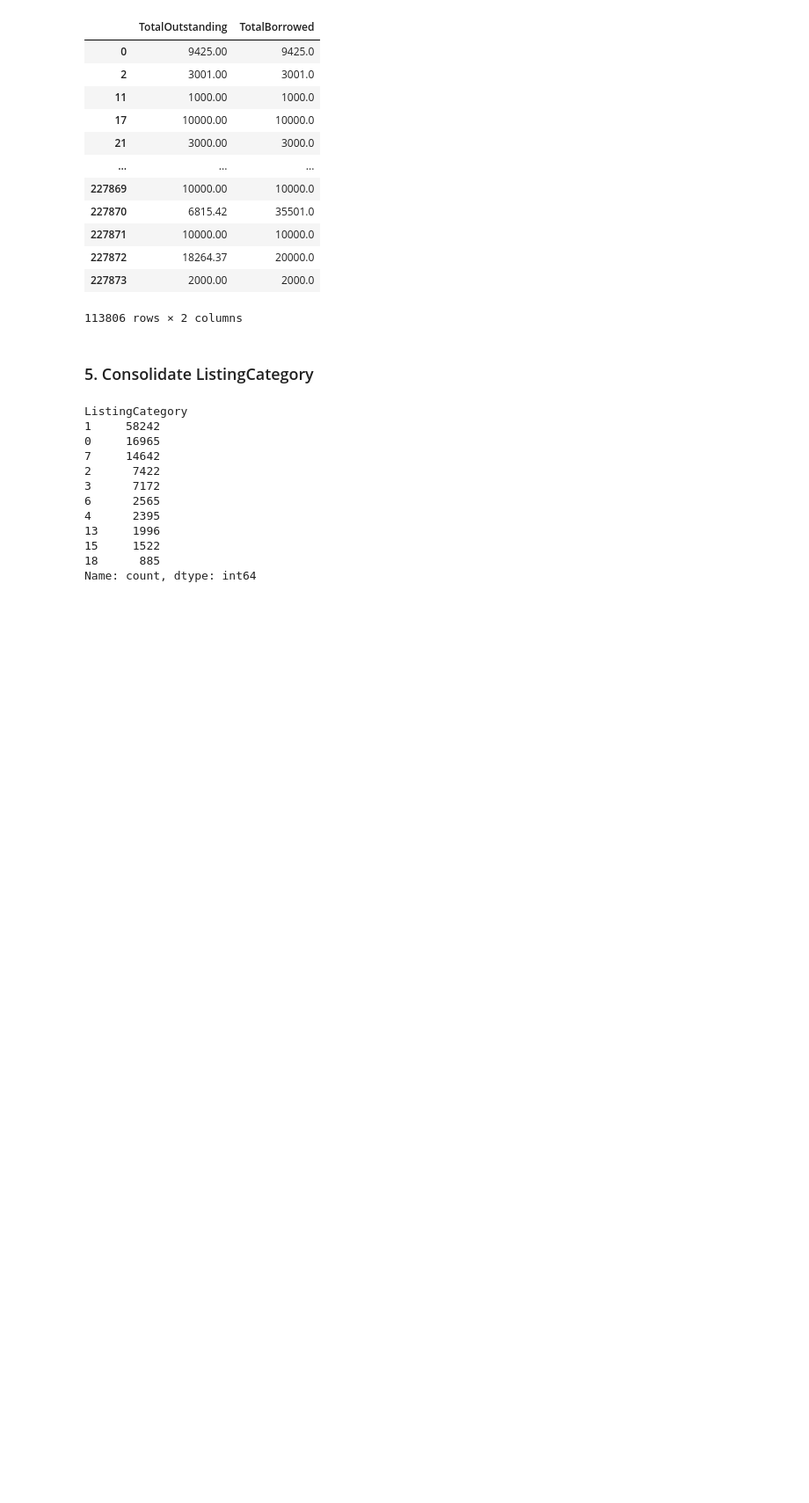
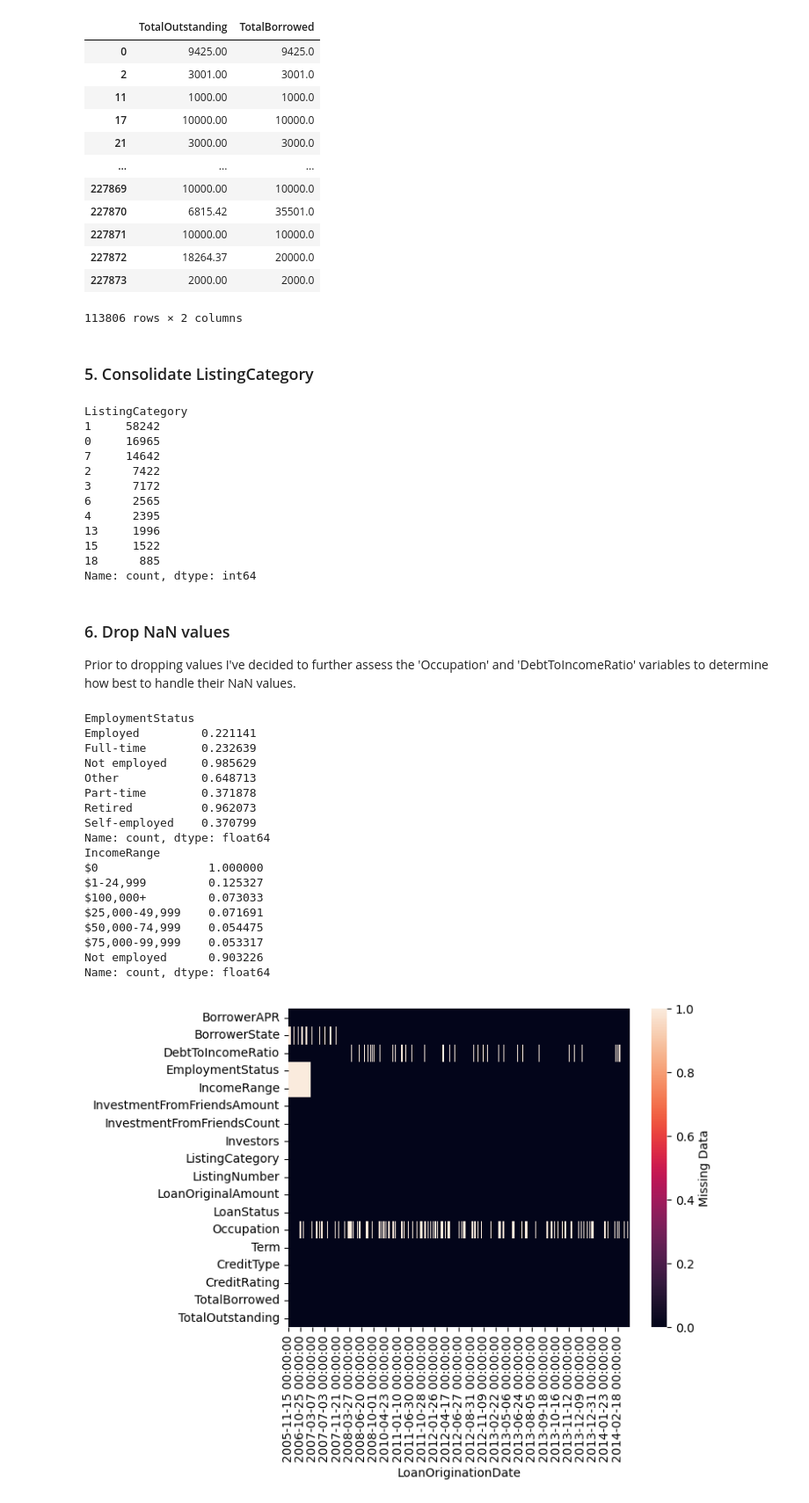
Before and after one commit to tristenwallace/prosper_loan_data_analysis, a Jupyter notebook: src/loan_analysis_explore.ipynb, the cells around one changed output. Shown at 88% size. Saved outputs shown, nothing was run; the diff lists cells and outputs as text; code cells hidden in the pictures; blank space fills up the shorter version.

Commit message:
clean: Handle missing values

```diff
--- a/src/loan_analysis_explore.ipynb
+++ b/src/loan_analysis_explore.ipynb
@@ -367,7 +367,7 @@ clean_df['TotalOutstanding'] = np.where(clean_df.ProsperPrincipalOutstanding.isn
                                 clean_df.ProsperPrincipalOutstanding + clean_df.LoanOriginalAmount)
 
 # Drop Prosper values
-clean_df.drop(['ProsperPrincipalOutstanding', 'ProsperPrincipalOutstanding'], axis=1, inplace=True)
+clean_df.drop(['ProsperPrincipalOutstanding', 'ProsperPrincipalBorrowed'], axis=1, inplace=True)
 
 clean_df[['TotalOutstanding', 'TotalBorrowed']]
 # %% [output]
@@ -406,3 +406,37 @@ ListingCategory
 15     1522
 18      885
 Name: count, dtype: int64
+# %% [markdown]
+### 6. Drop NaN values
+
+Prior to dropping values I've decided to further assess the 'Occupation' and 'DebtToIncomeRatio' variables to determine how best to handle their NaN values.
+# %%
+# Visualize missing values
+sns.heatmap(clean_df.set_index('LoanOriginationDate').sort_index().isna().transpose(),
+            cbar_kws={'label':'Missing Data'});
+
+# Check if Occupation nulls are due to certain employment statuses
+print(clean_df.query('Occupation.isnull()').EmploymentStatus.value_counts() / clean_df.EmploymentStatus.value_counts())
+
+# Check if DebtToIncomeRatio nulls are due to $0 income
+print(clean_df.query('DebtToIncomeRatio.isnull()').IncomeRange.value_counts() / clean_df.IncomeRange.value_counts())
+# %% [output]
+EmploymentStatus
+Employed         0.221141
+Full-time        0.232639
+Not employed     0.985629
+Other            0.648713
+Part-time        0.371878
+Retired          0.962073
+Self-employed    0.370799
+Name: count, dtype: float64
+IncomeRange
+$0                1.000000
+$1-24,999         0.125327
+$100,000+         0.073033
+$25,000-49,999    0.071691
+$50,000-74,999    0.054475
+$75,000-99,999    0.053317
+Not employed      0.903226
+Name: count, dtype: float64
+[figure, added]
```
Also changed, not shown: parts of 10 cells of this notebook.
